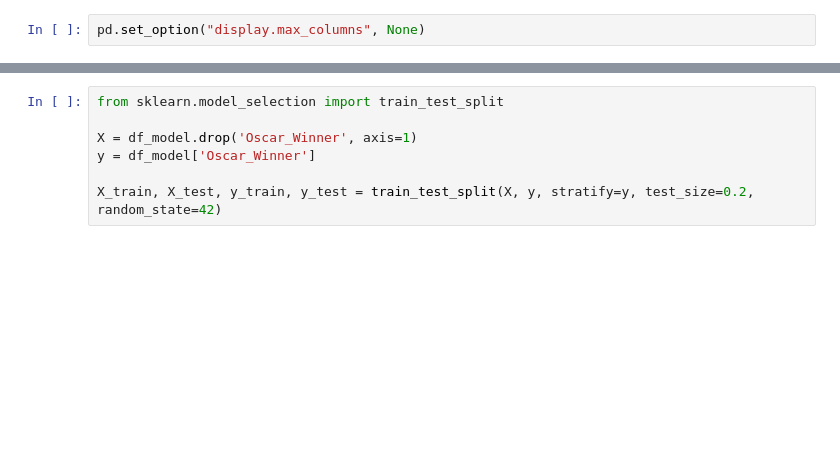
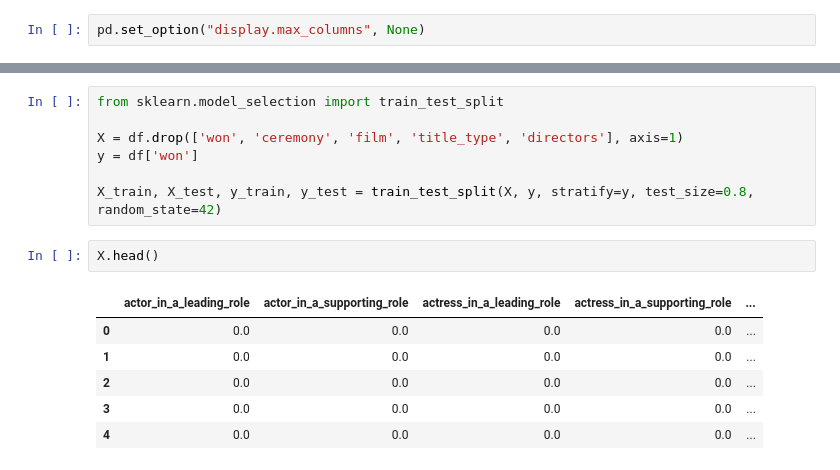
Before and after one commit to swathi-ms/Project-5, a Jupyter notebook: code/felix_random_forest.ipynb, the cells around one changed output, grey strips where cells are left out. Saved outputs shown, nothing was run; the diff lists cells and outputs as text; blank space fills up the shorter version.

```diff
--- a/code/felix_random_forest.ipynb
+++ b/code/felix_random_forest.ipynb
@@ -27,10 +99,19 @@ df_model = df_model.fillna(0)
 # %%
 from sklearn.model_selection import train_test_split
 
-X = df_model.drop('Oscar_Winner', axis=1)
-y = df_model['Oscar_Winner']
+X = df.drop(['won', 'ceremony', 'film', 'title_type', 'directors'], axis=1)
+y = df['won']
 
-X_train, X_test, y_train, y_test = train_test_split(X, y, stratify=y, test_size=0.2, random_state=42)
+X_train, X_test, y_train, y_test = train_test_split(X, y, stratify=y, test_size=0.8, random_state=42)
+# %%
+X.head()
+# %% [output]
+|  | actor_in_a_leading_role | actor_in_a_supporting_role | actress_in_a_leading_role | actress_in_a_supporting_role | ... |
+| 0 | 0.0 | 0.0 | 0.0 | 0.0 | ... |
+| 1 | 0.0 | 0.0 | 0.0 | 0.0 | ... |
+| 2 | 0.0 | 0.0 | 0.0 | 0.0 | ... |
+| 3 | 0.0 | 0.0 | 0.0 | 0.0 | ... |
+| 4 | 0.0 | 0.0 | 0.0 | 0.0 | ... |
 # %%
 from sklearn.ensemble import RandomForestClassifier
 from sklearn.metrics import classification_report, confusion_matrix
```
Also changed, not shown: parts of 8 cells of this notebook, 1 other file.
